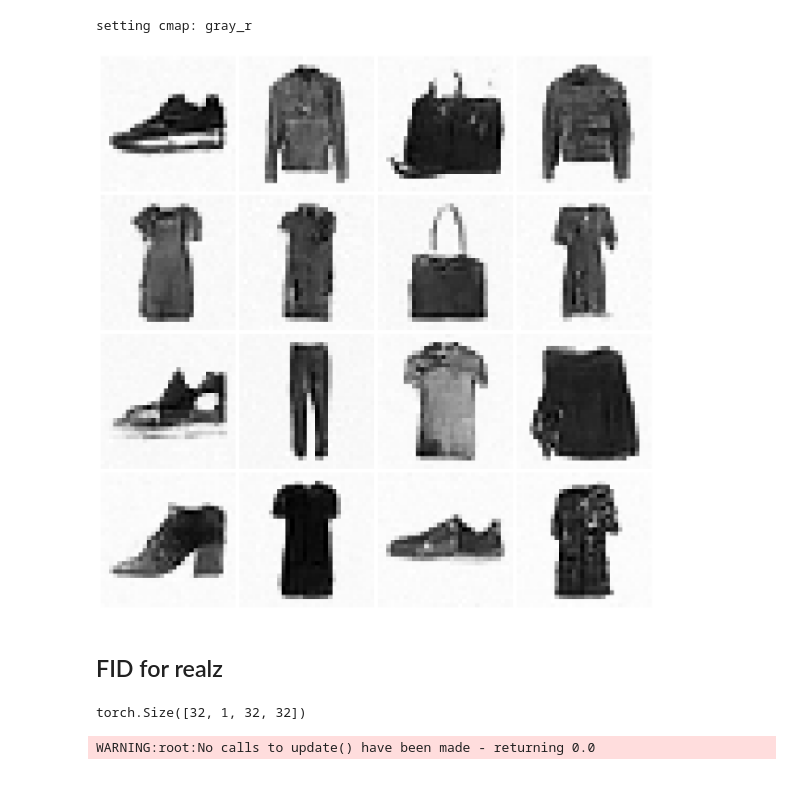
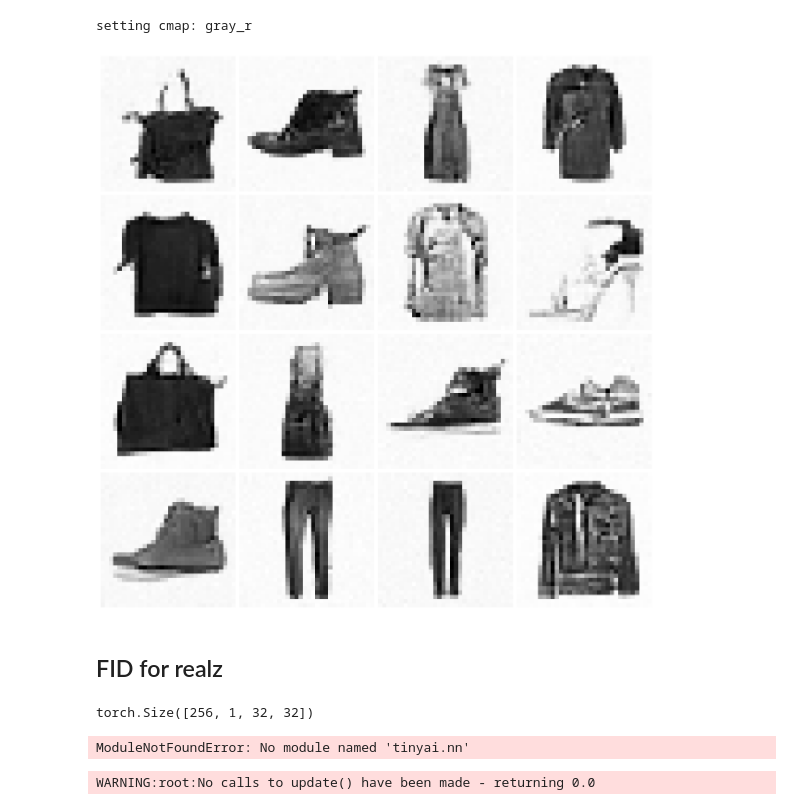
Before and after one commit to tom-pollak/tinyai, a Jupyter notebook: nbs/18_fid.ipynb, the cells around one changed output. Cells and saved outputs as stored; diff of their text form; code cells hidden in the pictures.

```diff
--- a/nbs/18_fid.ipynb
+++ b/nbs/18_fid.ipynb
@@ -124,12 +124,13 @@ class UNet(UNet2DModel):
     def forward(self, xb, t):
         return super().forward(xb, t).sample # type: ignore
 
-model = torch.load("fashion_ddpm_5epochs.pkl")
+ddpm_model = torch.load("fashion_ddpm_5epochs.pkl")
 # %%
-samples = sample(model, (32, 1, 32, 32), alpha, alphabar, sigma, 1000)
+bs = 256
+samples = sample(ddpm_model, (bs, 1, 32, 32), alpha, alphabar, sigma, 1000)
 show_images(samples[-1][:16])
 # %% [output]
-[figure, old version]
+[figure, new version]
 # %%
 from datasets import load_dataset
 
@@ -162,4 +162,4 @@ dls = DataLoaders(MultDL(dl_ddpm(tds['train'], bs), 1), dl_ddpm(tds['test'], bs)
 s = samples[-1]*2-1
 s.shape
 # %% [output]
-torch.Size([32, 1, 32, 32])
+torch.Size([256, 1, 32, 32])
@@ -166,6 +190,9 @@ torch.Size([32, 1, 32, 32])
 # %%
+from torch import nn
 def always_zero(*x): return tensor(0.)
 
-learn = Trainer(model, DataLoaders([], [(s, torch.zeros(s.size(0)))]), always_zero)
-learn.cbs[1] = AccelerateCB(n_inp=2)
+learn = Trainer(clf_model, DataLoaders([], [(s, torch.zeros(s.size(0)))]), always_zero, model_dir="./")
+learn.load("mnist_clf.pkl")
+# %% [output]
+ModuleNotFoundError: No module named 'tinyai.nn'
 # %%
```
Also changed, not shown: parts of 7 cells of this notebook, 4 other files.
